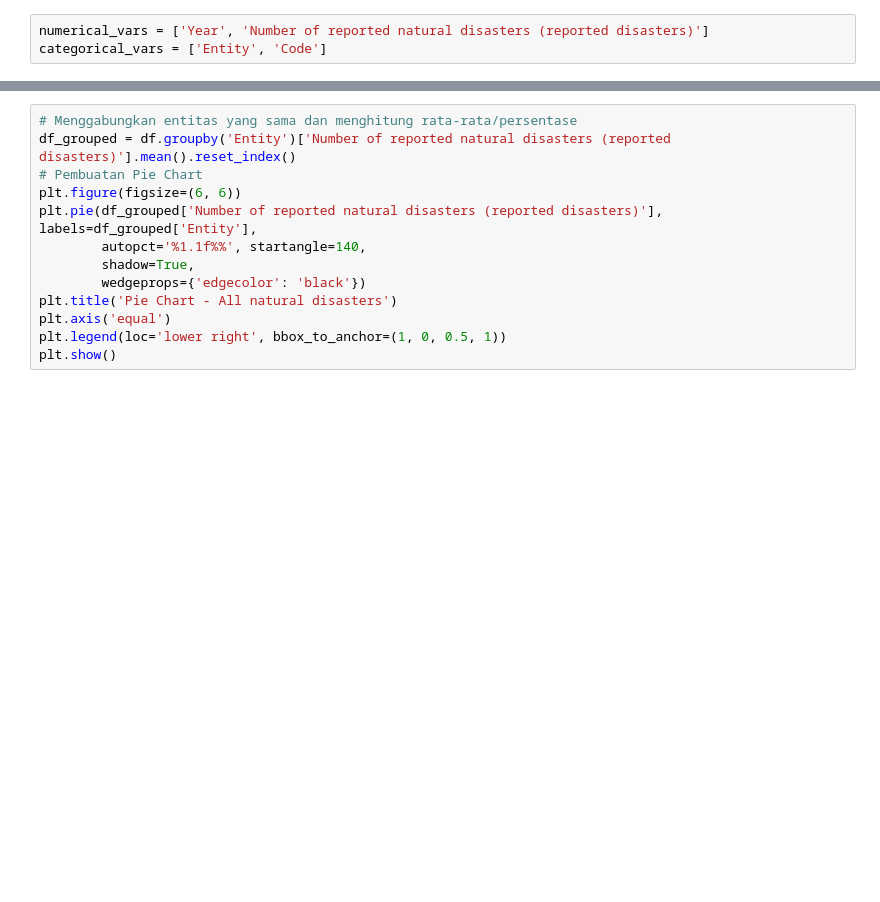
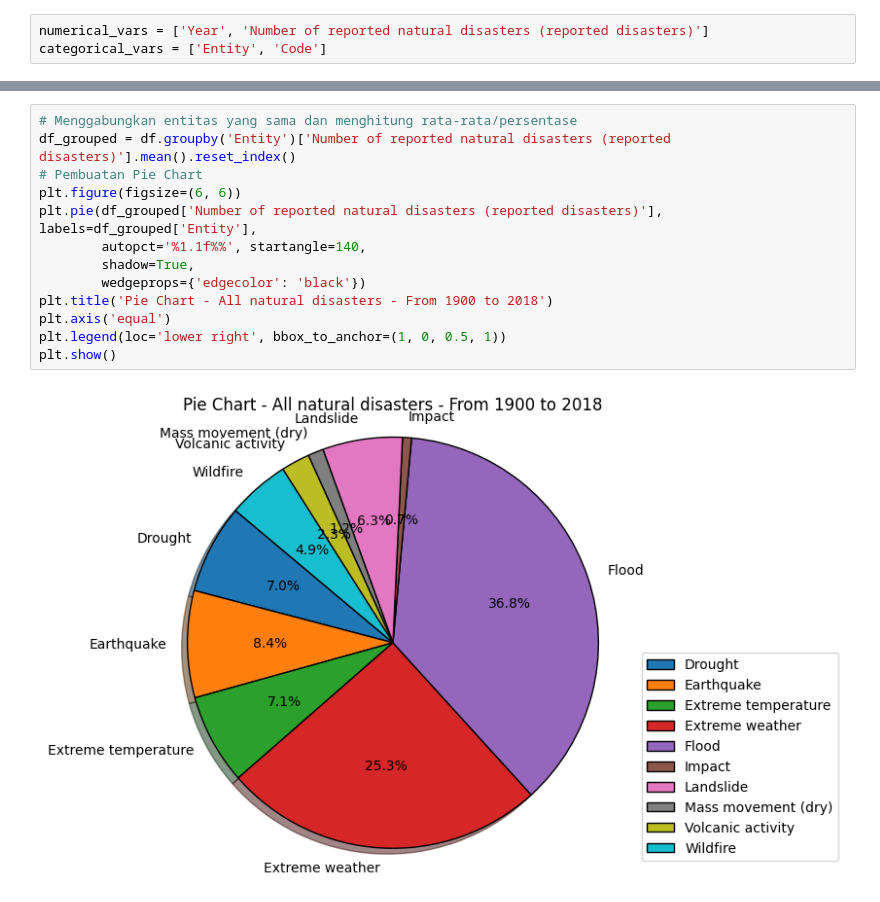
Before and after one commit to idrqnkaf/Zenius-Data-Analytics-Assignments, a Jupyter notebook: Assessment 1/Assessment_1.ipynb, the cells around one changed output, grey strips where cells are left out. Drawn from its saved outputs; the diff is of its cells as text; blank space fills up the shorter version.

```diff
--- a/Assessment 1/Assessment_1.ipynb
+++ b/Assessment 1/Assessment_1.ipynb
@@ -59,13 +92,15 @@ plt.show()
 # %%
 # Menggabungkan entitas yang sama dan menghitung rata-rata/persentase
 df_grouped = df.groupby('Entity')['Number of reported natural disasters (reported disasters)'].mean().reset_index()
 # Pembuatan Pie Chart
 plt.figure(figsize=(6, 6))
 plt.pie(df_grouped['Number of reported natural disasters (reported disasters)'], labels=df_grouped['Entity'],
         autopct='%1.1f%%', startangle=140,
         shadow=True,
         wedgeprops={'edgecolor': 'black'})
-plt.title('Pie Chart - All natural disasters')
+plt.title('Pie Chart - All natural disasters - From 1900 to 2018')
 plt.axis('equal')
 plt.legend(loc='lower right', bbox_to_anchor=(1, 0, 0.5, 1))
 plt.show()
+# %% [output]
+[figure, added]
```
Also changed, not shown: parts of 7 cells of this notebook.
